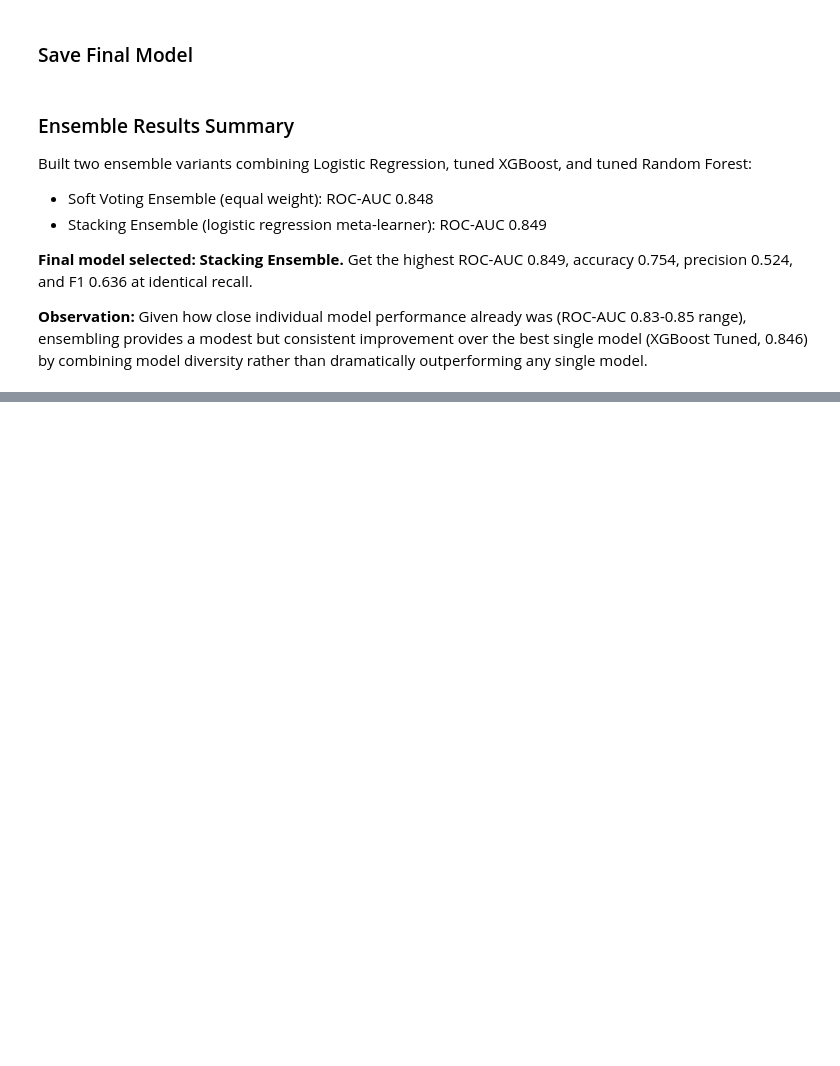
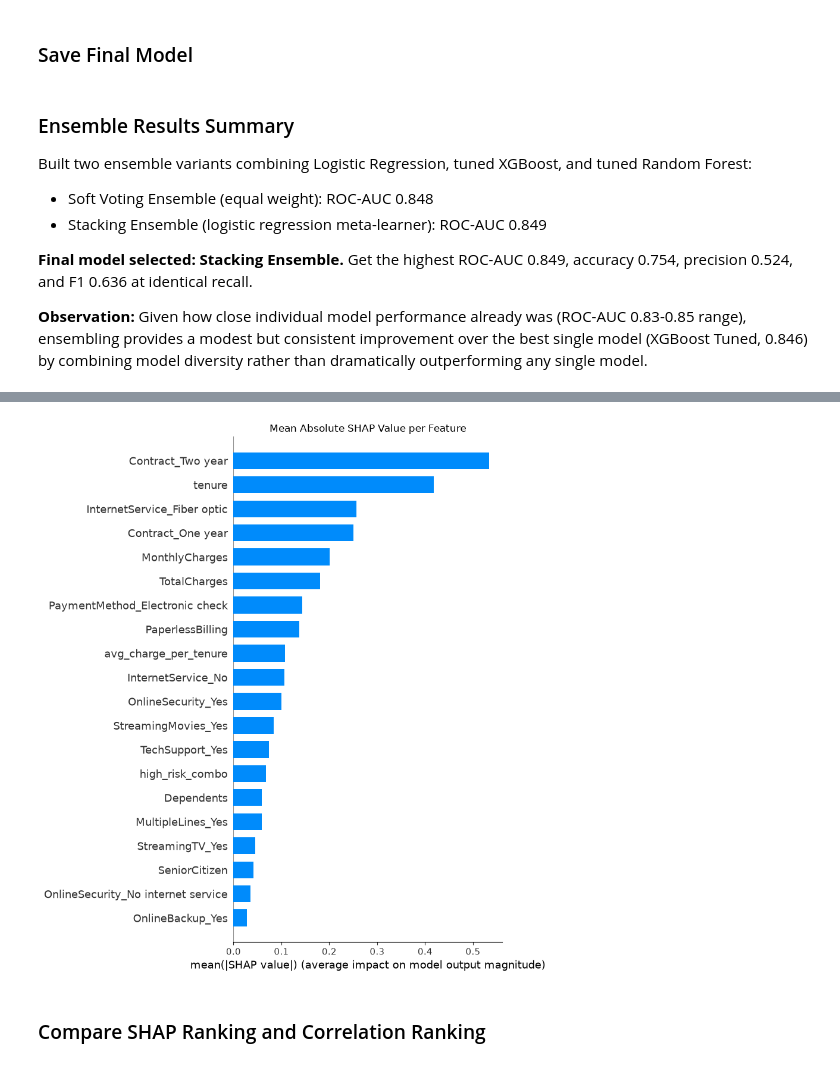
Before and after one commit to Joelcrl/customer-churn-prediction, a Jupyter notebook: notebooks/modeling.ipynb, the cells around one changed output, grey strips where cells are left out. Drawn from its saved outputs; the diff is of its cells as text; code cells hidden in the pictures; blank space fills up the shorter version.

```diff
--- a/notebooks/modeling.ipynb
+++ b/notebooks/modeling.ipynb
@@ -704,0 +735,10 @@ Built two ensemble variants combining Logistic Regression, tuned XGBoost, and tu
+# %%
+fig, ax = plt.subplots(figsize=(10, 8))
+shap.summary_plot(shap_values, X_test, plot_type='bar', show=False)
+plt.title('Mean Absolute SHAP Value per Feature')
+plt.tight_layout()
+plt.show()
+# %% [output]
+[figure, added]
+# %% [markdown]
+### Compare SHAP Ranking and Correlation Ranking
```
Also changed, not shown: parts of 19 cells of this notebook.
